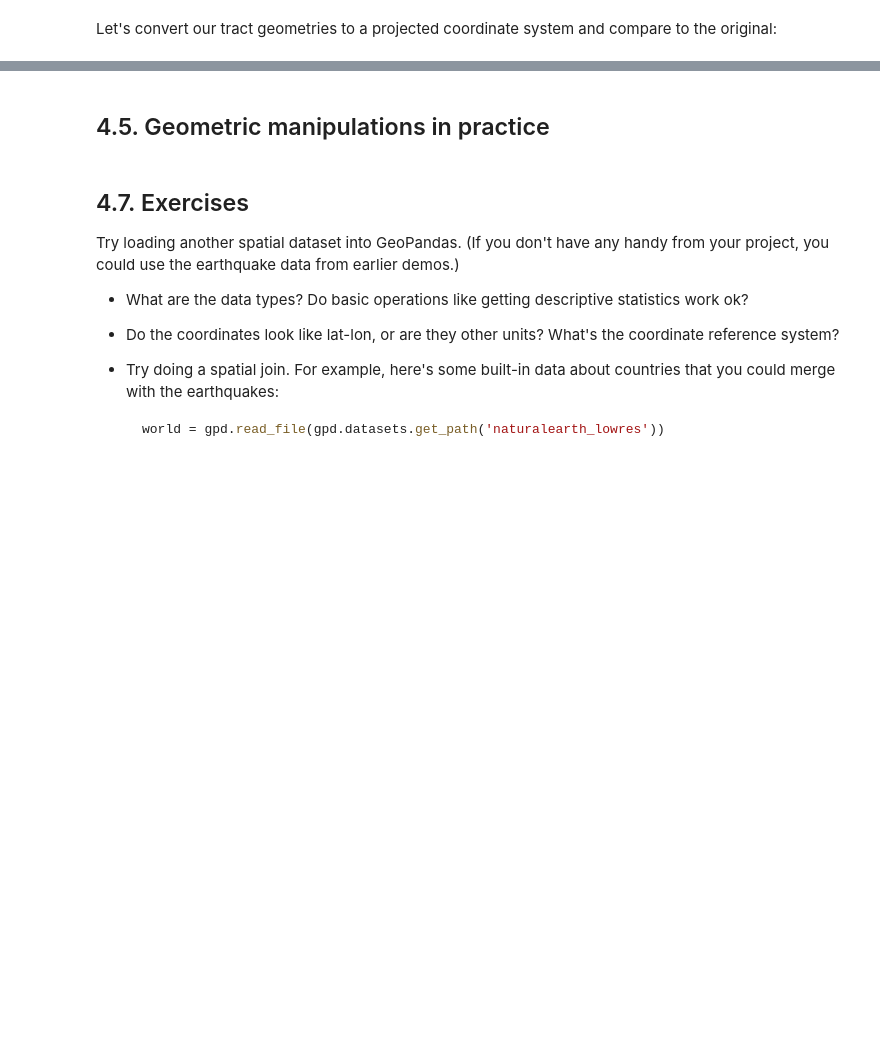
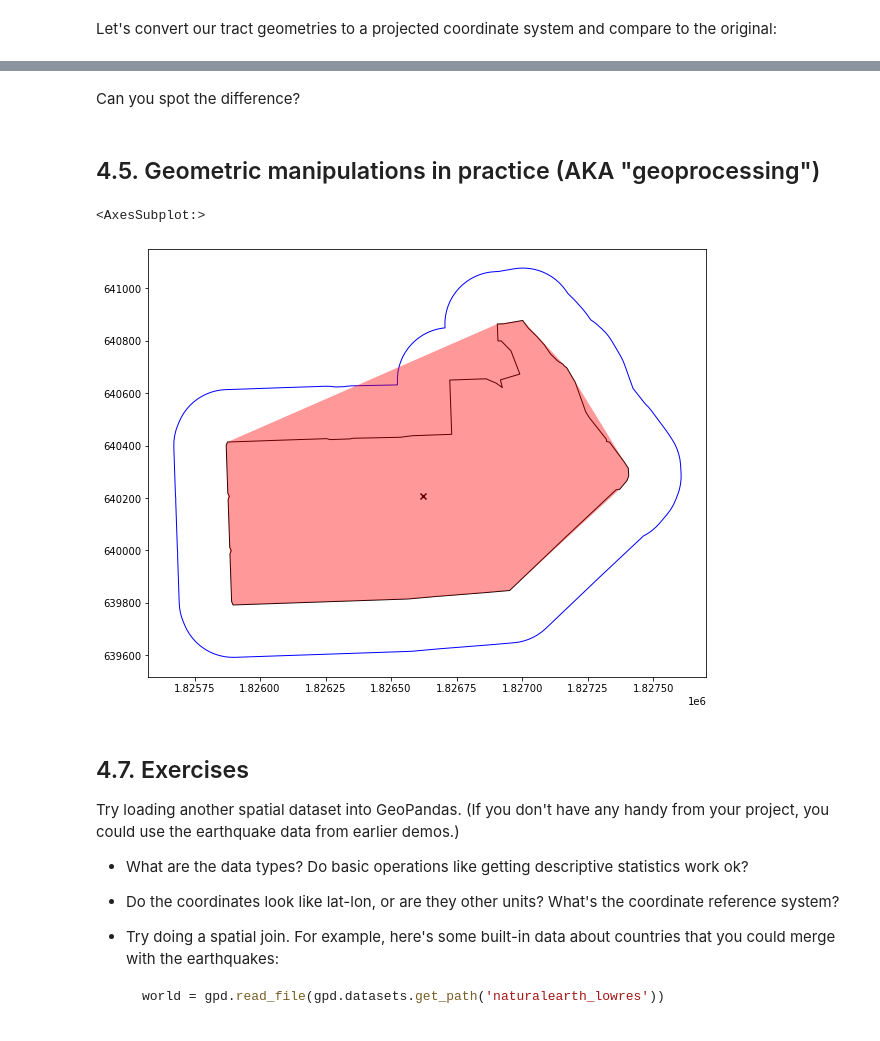
Before and after one commit to daisybellelewis/CYPLAN255, a Jupyter notebook: notebooks/lecture_13_geospatial_data.ipynb, the cells around one changed output, grey strips where cells are left out. Cells and saved outputs as stored; diff of their text form; code cells hidden in the pictures; blank space fills up the shorter version.

```diff
--- a/notebooks/lecture_13_geospatial_data.ipynb
+++ b/notebooks/lecture_13_geospatial_data.ipynb
@@ -417,13 +536,18 @@ sf_tracts_proj.area
+# %% [markdown]
+Can you spot the difference?
 # %% [markdown]
-## 4.5. Geometric manipulations in practice
+## 4.5. Geometric manipulations in practice (AKA "geoprocessing")
 # %%
 tract = sf_tracts_proj.sample(1)
 # %%
 fig, ax = plt.subplots(figsize=(10,8))
 tract.plot(color='none', edgecolor='k', ax=ax)
-# tract.centroid.plot(color='k', ax=ax, marker='x')
-# tract.buffer(200).plot(ax=ax, color='none', edgecolor='b')
-# tract.convex_hull.plot(ax=ax, color='r', alpha=.4)
+tract.centroid.plot(color='k', ax=ax, marker='x')
+tract.buffer(200).plot(ax=ax, color='none', edgecolor='b')
+tract.convex_hull.plot(ax=ax, color='r', alpha=.4)
+# %% [output]
+<AxesSubplot:>
+[figure, added]
 # %% [markdown]
 ## 4.7. Exercises
 
```
Also changed, not shown: parts of 45 cells of this notebook.
